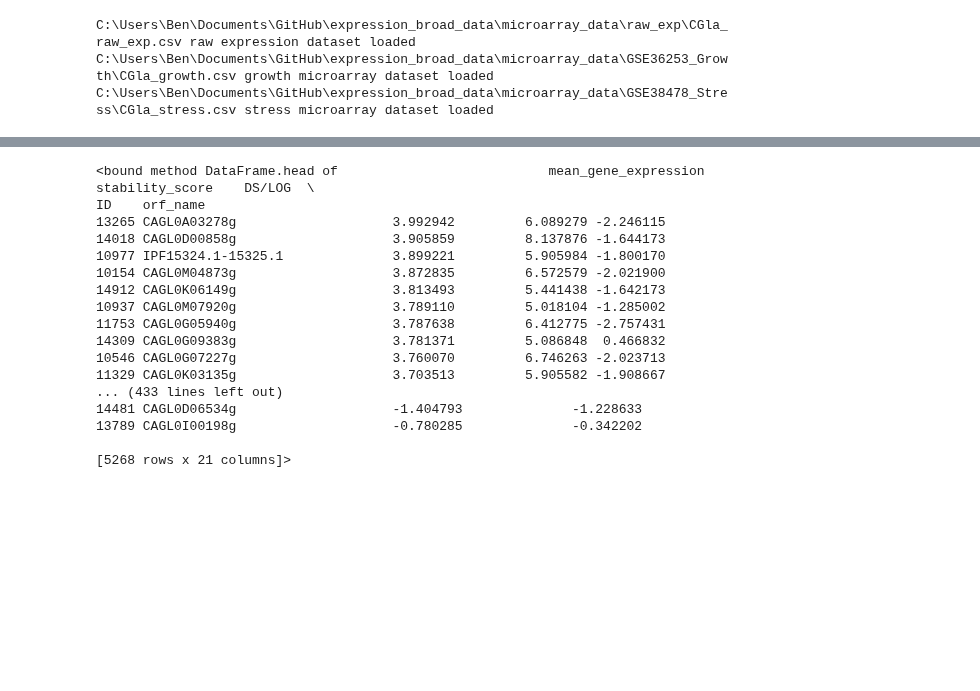
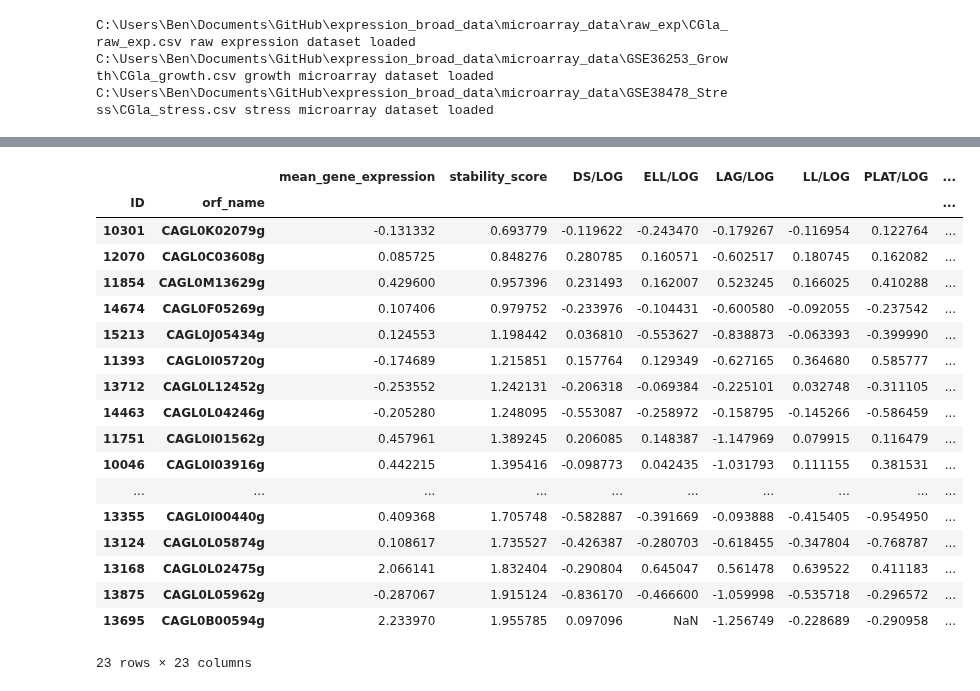
Before and after one commit to heineike02/yeast_esr_expression_analysis, a Jupyter notebook: scripts/plots_20150118_SB_SC_CG_plots.ipynb, the cells around one changed output, grey strips where cells are left out. Saved outputs shown, nothing was run; the diff lists cells and outputs as text; code cells hidden in the pictures; blank space fills up the shorter version.

```diff
--- a/scripts/plots_20150118_SB_SC_CG_plots.ipynb
+++ b/scripts/plots_20150118_SB_SC_CG_plots.ipynb
@@ -200,28 +164,49 @@ stability_indices = [int(np.ceil(Ngenes*(1-percentile))) for percentile in pct_s
-# %%
-#Flag data with desired mean expression
-condition_arrays2 = condition_arrays.sort('mean_gene_expression',ascending = 0)
-#condition_arrays['top_N_expression'] = False
-#condition_arrays['top_N_expression'][expression_indices[1]:expression_indices[0]] = True
-condition_arrays3 = condition_arrays.sort_values('mean_gene_expression',ascending = 0)
-condition_arrays3.head
-# %% [output]
-<bound method DataFrame.head of                           mean_gene_expression  stability_score    DS/LOG  \
-ID    orf_name
-13265 CAGL0A03278g                    3.992942         6.089279 -2.246115
-14018 CAGL0D00858g                    3.905859         8.137876 -1.644173
-10977 IPF15324.1-15325.1              3.899221         5.905984 -1.800170
-10154 CAGL0M04873g                    3.872835         6.572579 -2.021900
-14912 CAGL0K06149g                    3.813493         5.441438 -1.642173
-10937 CAGL0M07920g                    3.789110         5.018104 -1.285002
-11753 CAGL0G05940g                    3.787638         6.412775 -2.757431
-14309 CAGL0G09383g                    3.781371         5.086848  0.466832
-10546 CAGL0G07227g                    3.760070         6.746263 -2.023713
-11329 CAGL0K03135g                    3.703513         5.905582 -1.908667
-... (433 lines left out)
-14481 CAGL0D06534g                    -1.404793              -1.228633
-13789 CAGL0I00198g                    -0.780285              -0.342202
-
-[5268 rows x 21 columns]>
+# %%
+
+#Add on mean_gene_expression and stability_score column
+mean_gene_expression.index = condition_arrays.index
+condition_arrays = pd.concat([mean_gene_expression, stability_scores, condition_arrays], axis = 1)
+
+#convert percentile to number of items
+Ngenes = condition_arrays.index.size
+
+expression_indices = [int(np.ceil(Ngenes*(1-percentile))) for percentile in pct_expression]
+stability_indices = [int(np.ceil(Ngenes*(1-percentile))) for percentile in pct_stability]
+
+#Flag data with desired mean expression
+condition_arrays = condition_arrays.sort_values('mean_gene_expression',ascending = 0)
+condition_arrays['top_N_expression'] = False
+condition_arrays['top_N_expression'][expression_indices[1]:expression_indices[0]] = True
+
+#Flag data with desired stability score
+condition_arrays = condition_arrays.sort_values('stability_score',ascending = 1)
+condition_arrays['top_N_stability'] = False
+condition_arrays['top_N_stability'][stability_indices[1]:stability_indices[0]] = True
+
+#extract data with both desired stability and mean scores.
+desired_genes = condition_arrays.loc[(condition_arrays['top_N_expression'] == True) & (condition_arrays['top_N_stability'] == True)]
+
+#desired_genes = desired_genes.sort_values(sort_order[0],ascending = sort_order[1])
+# %% [output]
+|  |  | mean_gene_expression | stability_score | DS/LOG | ELL/LOG | LAG/LOG | LL/LOG | PLAT/LOG | ... |
+| ID | orf_name |  |  |  |  |  |  |  | ... |
+| 10301 | CAGL0K02079g | -0.131332 | 0.693779 | -0.119622 | -0.243470 | -0.179267 | -0.116954 | 0.122764 | ... |
+| 12070 | CAGL0C03608g | 0.085725 | 0.848276 | 0.280785 | 0.160571 | -0.602517 | 0.180745 | 0.162082 | ... |
+| 11854 | CAGL0M13629g | 0.429600 | 0.957396 | 0.231493 | 0.162007 | 0.523245 | 0.166025 | 0.410288 | ... |
+| 14674 | CAGL0F05269g | 0.107406 | 0.979752 | -0.233976 | -0.104431 | -0.600580 | -0.092055 | -0.237542 | ... |
+| 15213 | CAGL0J05434g | 0.124553 | 1.198442 | 0.036810 | -0.553627 | -0.838873 | -0.063393 | -0.399990 | ... |
+| 11393 | CAGL0I05720g | -0.174689 | 1.215851 | 0.157764 | 0.129349 | -0.627165 | 0.364680 | 0.585777 | ... |
+| 13712 | CAGL0L12452g | -0.253552 | 1.242131 | -0.206318 | -0.069384 | -0.225101 | 0.032748 | -0.311105 | ... |
+| 14463 | CAGL0L04246g | -0.205280 | 1.248095 | -0.553087 | -0.258972 | -0.158795 | -0.145266 | -0.586459 | ... |
+| 11751 | CAGL0I01562g | 0.457961 | 1.389245 | 0.206085 | 0.148387 | -1.147969 | 0.079915 | 0.116479 | ... |
+| 10046 | CAGL0I03916g | 0.442215 | 1.395416 | -0.098773 | 0.042435 | -1.031793 | 0.111155 | 0.381531 | ... |
+| ... | ... | ... | ... | ... | ... | ... | ... | ... | ... |
+| 13355 | CAGL0I00440g | 0.409368 | 1.705748 | -0.582887 | -0.391669 | -0.093888 | -0.415405 | -0.954950 | ... |
+| 13124 | CAGL0L05874g | 0.108617 | 1.735527 | -0.426387 | -0.280703 | -0.618455 | -0.347804 | -0.768787 | ... |
+| 13168 | CAGL0L02475g | 2.066141 | 1.832404 | -0.290804 | 0.645047 | 0.561478 | 0.639522 | 0.411183 | ... |
+| 13875 | CAGL0L05962g | -0.287067 | 1.915124 | -0.836170 | -0.466600 | -1.059998 | -0.535718 | -0.296572 | ... |
+| 13695 | CAGL0B00594g | 2.233970 | 1.955785 | 0.097096 | NaN | -1.256749 | -0.228689 | -0.290958 | ... |
+23 rows × 23 columns
 # %%
 #fname = os.path.normpath(base_dir + "\microarray_data\\GSE38478_Stress\\"  + fname_out_bases[1] + '_stress.csv' )
 #stress_exp = pd.read_csv(fname,header = [0,1,2], index_col = [0,1])
```
Also changed, not shown: parts of 13 cells of this notebook, 3 other files.
